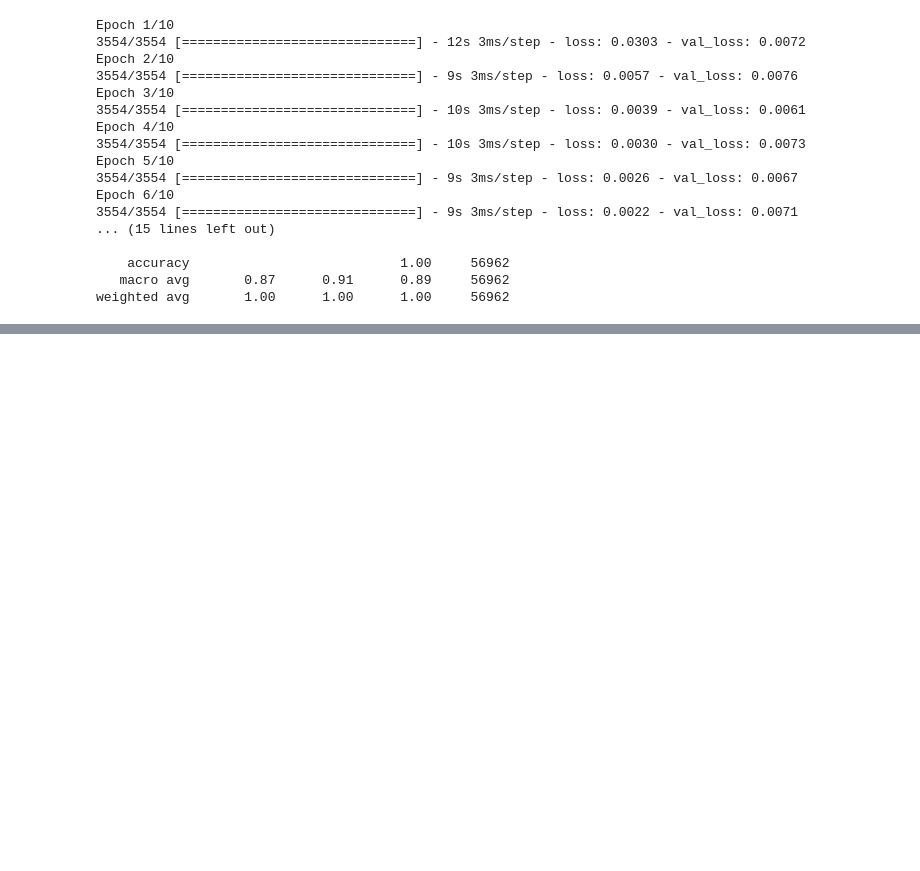
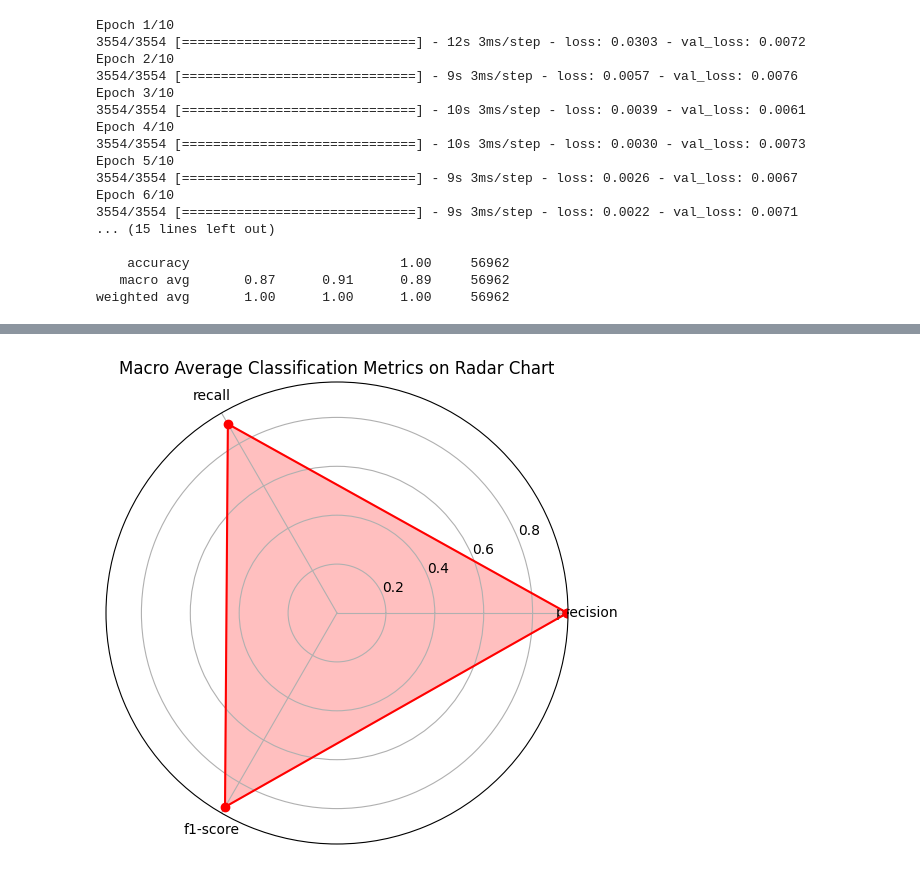
Before and after one commit to YatharthaP/CPSC597, a Jupyter notebook: SMOTE_and_Autoencoder.ipynb, the cells around one changed output, grey strips where cells are left out. Drawn from its saved outputs; the diff is of its cells as text; code cells hidden in the pictures; blank space fills up the shorter version.

```diff
--- a/SMOTE_and_Autoencoder.ipynb
+++ b/SMOTE_and_Autoencoder.ipynb
@@ -301,0 +1019,26 @@ weighted avg       1.00      1.00      1.00     56962
+# %%
+import matplotlib.pyplot as plt
+import pandas as pd
+from math import pi
+from sklearn.metrics import classification_report
+
+# Assuming y_test and y_pred_optimal are already defined
+report = classification_report(y_test, y_pred_optimal, output_dict=True)
+df = pd.DataFrame(report).transpose()
+
+# Prepare data for radar chart
+labels = df.columns[:-1]  # exclude 'support'
+stats = df.loc['macro avg', labels].values
+angles = np.linspace(0, 2 * pi, len(labels), endpoint=False).tolist()
+stats = np.concatenate((stats,[stats[0]]))  # close the plot
+angles += angles[:1]  # close the plot
+
+# Radar chart setup
+fig, ax = plt.subplots(figsize=(6, 6), subplot_kw=dict(polar=True))
+ax.fill(angles, stats, color='red', alpha=0.25)
+ax.plot(angles, stats, color='red', marker='o')
+ax.set_thetagrids([a * 180/pi for a in angles[:-1]], labels)
+plt.title('Macro Average Classification Metrics on Radar Chart')
+plt.show()
+# %% [output]
+[figure, added]
```
Also changed, not shown: parts of 20 cells of this notebook.
